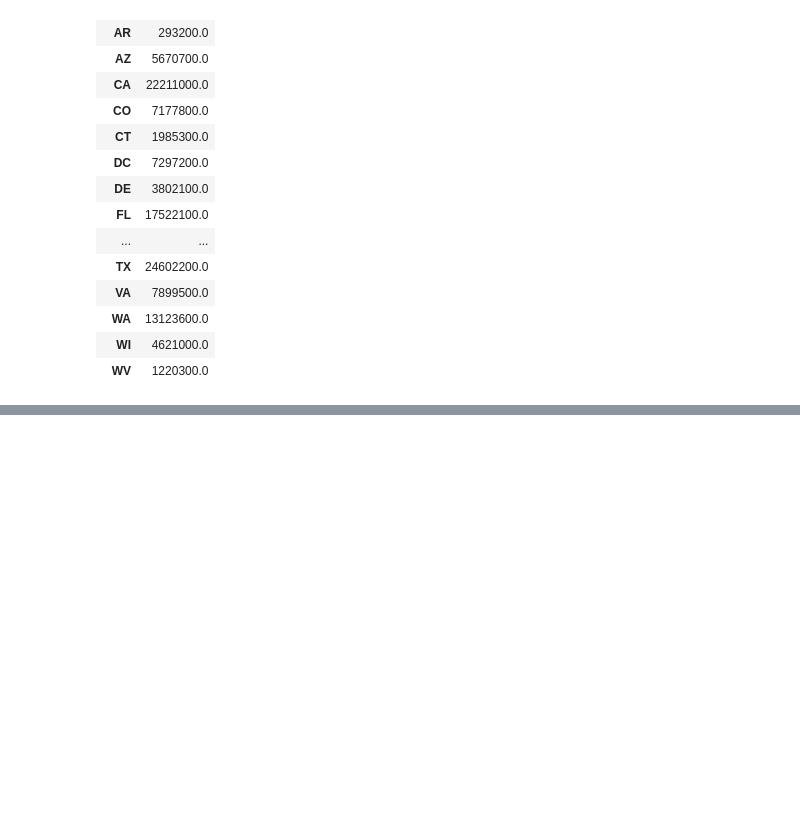
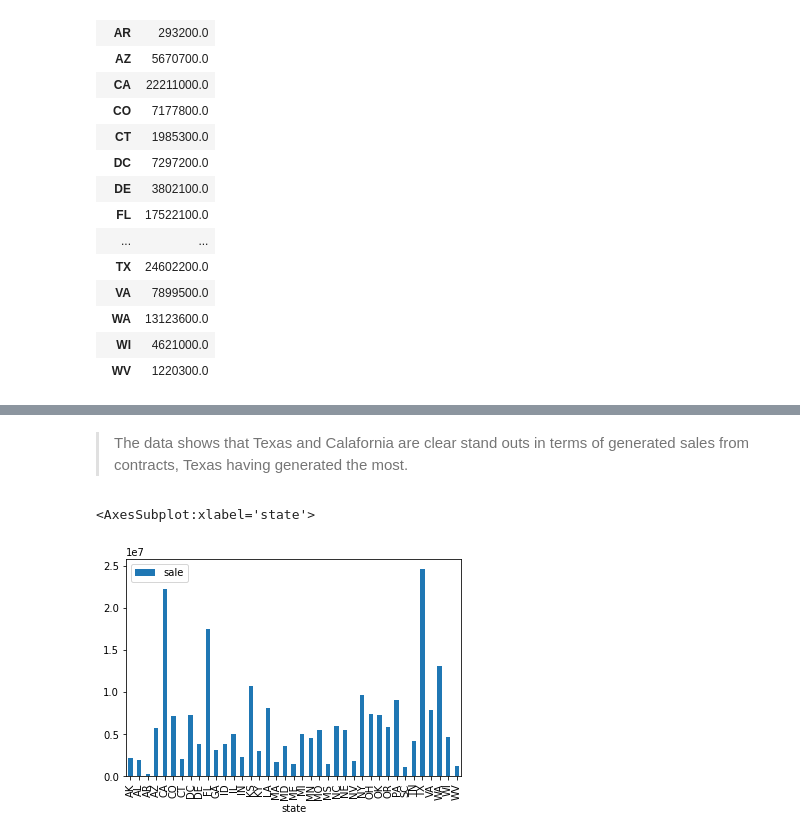
Before and after one commit to mmh1036/sales_analysis, a Jupyter notebook: notebooks/Contract Sales Analysis by State.ipynb, the cells around one changed output, grey strips where cells are left out. Drawn from its saved outputs; the diff is of its cells as text; code cells hidden in the pictures; blank space fills up the shorter version.

Commit message:
Consulting Data Analysis

```diff
--- a/notebooks/Contract Sales Analysis by State.ipynb
+++ b/notebooks/Contract Sales Analysis by State.ipynb
@@ -143,0 +121,7 @@ Amount of Unique Companies in SC is 0
+# %% [markdown]
+> The data shows that Texas and Calafornia are clear stand outs in terms of generated sales from contracts, Texas having generated the most.
+# %%
+df.groupby('state').agg({'sale': 'sum'}).plot.bar()
+# %% [output]
+<AxesSubplot:xlabel='state'>
+[figure, added]
```
Also changed, not shown: parts of 11 cells of this notebook.
